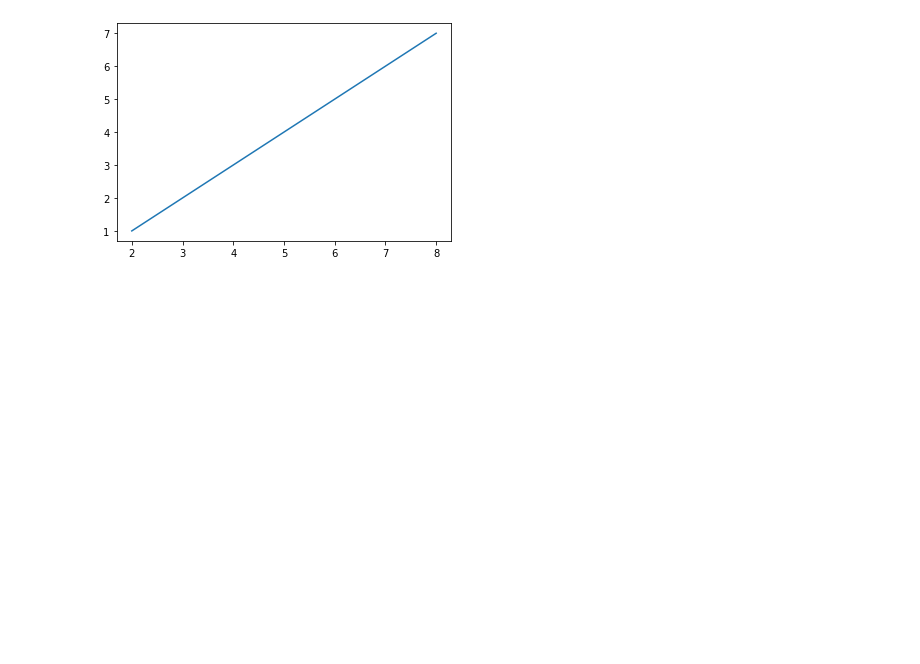
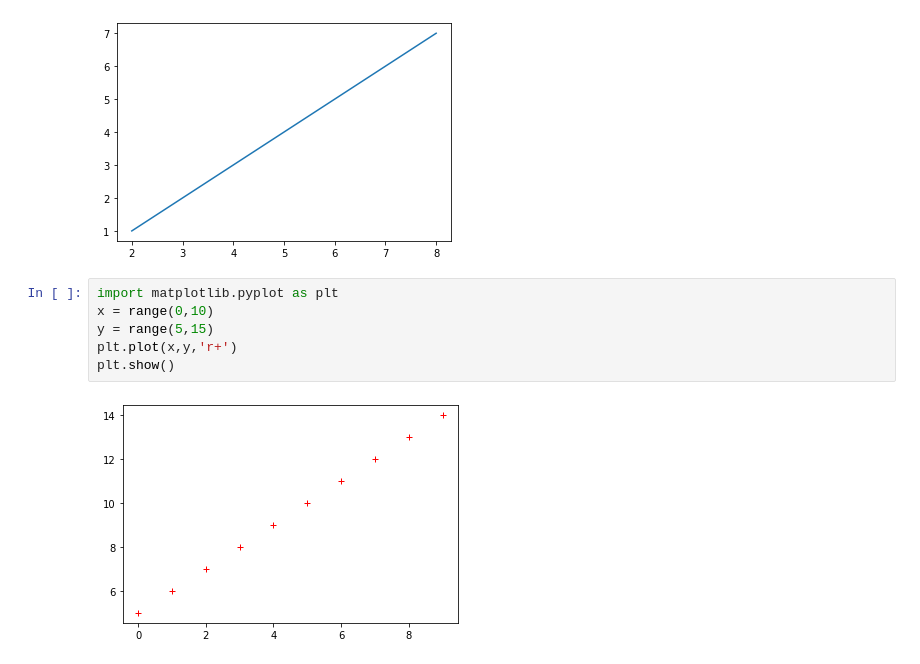
Before and after one commit to yuraoh12/2022python, a Jupyter notebook: 시각화.ipynb, the cells around one changed output. Saved outputs shown, nothing was run; the diff lists cells and outputs as text; blank space fills up the shorter version.

```diff
--- a/시각화.ipynb
+++ b/시각화.ipynb
@@ -19,3 +19,11 @@ plt.plot(x,y)
 plt.show()
 # %% [output]
 [figure]
+# %%
+import matplotlib.pyplot as plt
+x = range(0,10)
+y = range(5,15)
+plt.plot(x,y,'r+')
+plt.show()
+# %% [output]
+[figure, added]
```
Also changed, not shown: parts of 11 cells of this notebook, 1 other file.
